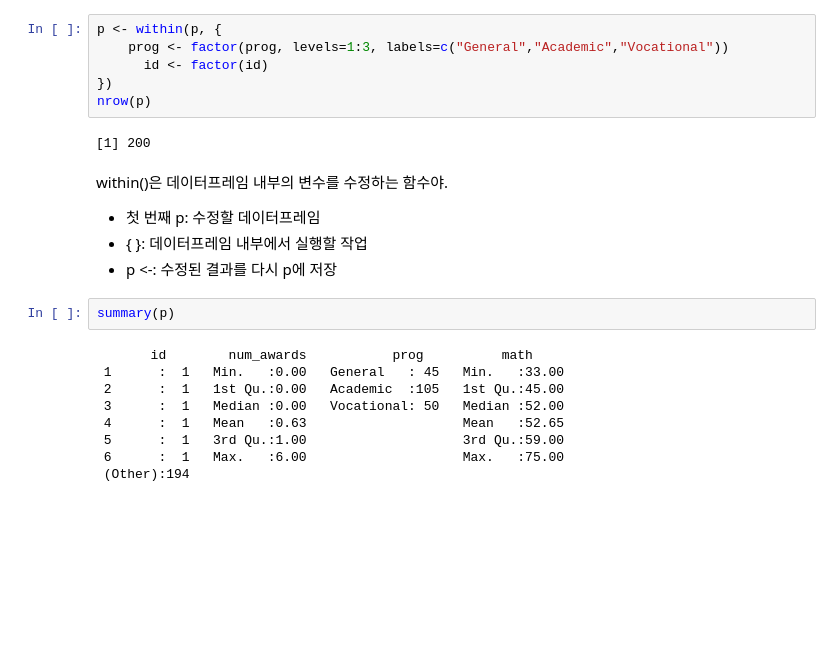
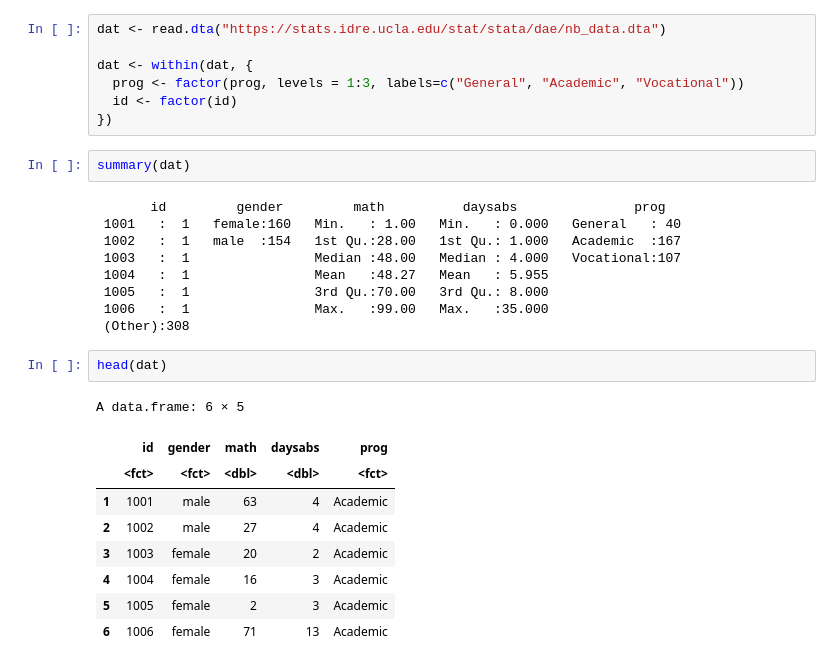
Before and after one commit to donggeunlee77/R-exercise, a Jupyter notebook: R-Negative-binomial-regression.ipynb, the cells around one changed output. Saved outputs shown, nothing was run; the diff lists cells and outputs as text; blank space fills up the shorter version.

```diff
--- a/R-Negative-binomial-regression.ipynb
+++ b/R-Negative-binomial-regression.ipynb
@@ -35,24 +23,30 @@ enrolled. It is coded as 1 = “General”, 2 = “Academic” and 3 = “Vocati
 # %%
-p <- within(p, {
-    prog <- factor(prog, levels=1:3, labels=c("General","Academic","Vocational"))
-      id <- factor(id)
+dat <- read.dta("https://stats.idre.ucla.edu/stat/stata/dae/nb_data.dta")
+
+dat <- within(dat, {
+  prog <- factor(prog, levels = 1:3, labels=c("General", "Academic", "Vocational"))
+  id <- factor(id)
 })
-nrow(p)
-# %% [output]
-[1] 200
-# %% [markdown]
-within()은 데이터프레임 내부의 변수를 수정하는 함수야.
-- 첫 번째 p: 수정할 데이터프레임
-- { }: 데이터프레임 내부에서 실행할 작업
-- p <-: 수정된 결과를 다시 p에 저장
 # %%
-summary(p)
+summary(dat)
 # %% [output]
-       id        num_awards           prog          math
- 1      :  1   Min.   :0.00   General   : 45   Min.   :33.00
- 2      :  1   1st Qu.:0.00   Academic  :105   1st Qu.:45.00
- 3      :  1   Median :0.00   Vocational: 50   Median :52.00
- 4      :  1   Mean   :0.63                    Mean   :52.65
- 5      :  1   3rd Qu.:1.00                    3rd Qu.:59.00
- 6      :  1   Max.   :6.00                    Max.   :75.00
- (Other):194
+       id         gender         math          daysabs               prog
+ 1001   :  1   female:160   Min.   : 1.00   Min.   : 0.000   General   : 40
+ 1002   :  1   male  :154   1st Qu.:28.00   1st Qu.: 1.000   Academic  :167
+ 1003   :  1                Median :48.00   Median : 4.000   Vocational:107
+ 1004   :  1                Mean   :48.27   Mean   : 5.955
+ 1005   :  1                3rd Qu.:70.00   3rd Qu.: 8.000
+ 1006   :  1                Max.   :99.00   Max.   :35.000
+ (Other):308
+# %%
+head(dat)
+# %% [output]
+A data.frame: 6 × 5
+|  | id | gender | math | daysabs | prog |
+|  | <fct> | <fct> | <dbl> | <dbl> | <fct> |
+| 1 | 1001 | male | 63 | 4 | Academic |
+| 2 | 1002 | male | 27 | 4 | Academic |
+| 3 | 1003 | female | 20 | 2 | Academic |
+| 4 | 1004 | female | 16 | 3 | Academic |
+| 5 | 1005 | female | 2 | 3 | Academic |
+| 6 | 1006 | female | 71 | 13 | Academic |
```
Also changed, not shown: parts of 55 cells of this notebook.
